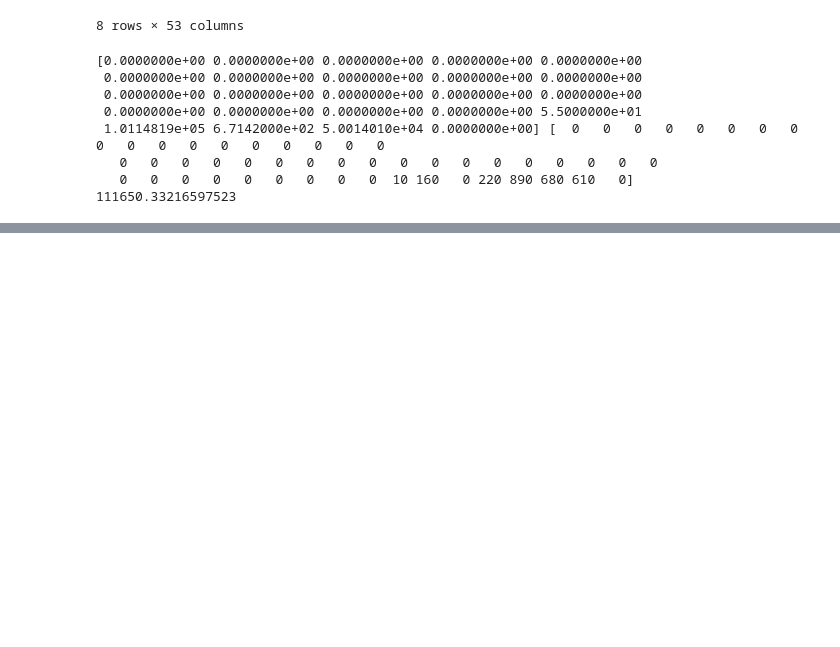
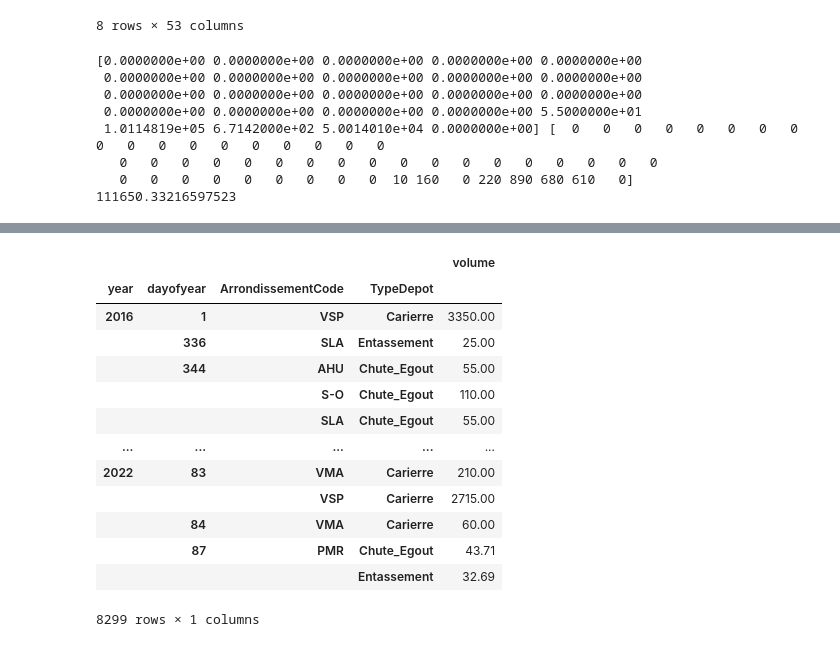
Before and after one commit to cimadure/ind6212, a Jupyter notebook: notebooks/weekly_snowfall_v2.ipynb, the cells around one changed output, grey strips where cells are left out. Drawn from its saved outputs; the diff is of its cells as text; code cells hidden in the pictures; blank space fills up the shorter version.

```diff
--- a/notebooks/weekly_snowfall_v2.ipynb
+++ b/notebooks/weekly_snowfall_v2.ipynb
@@ -604,0 +638,20 @@ print(r)
+# %%
+#sel2 = sel.sort_values(ascending=False)
+gp = sel.groupby(by=['year', 'dayofyear', 'ArrondissementCode', 'TypeDepot'], sort=True).agg({what:'sum'})
+#gp.sort_index(key=lambda x: x.str.lower())
+display(gp)
+# %% [output]
+|  |  |  |  | volume |
+| year | dayofyear | ArrondissementCode | TypeDepot |  |
+| 2016 | 1 | VSP | Carierre | 3350.00 |
+|  | 336 | SLA | Entassement | 25.00 |
+|  | 344 | AHU | Chute_Egout | 55.00 |
+|  |  | S-O | Chute_Egout | 110.00 |
+|  |  | SLA | Chute_Egout | 55.00 |
+| ... | ... | ... | ... | ... |
+| 2022 | 83 | VMA | Carierre | 210.00 |
+|  |  | VSP | Carierre | 2715.00 |
+|  | 84 | VMA | Carierre | 60.00 |
+|  | 87 | PMR | Chute_Egout | 43.71 |
+|  |  |  | Entassement | 32.69 |
+8299 rows × 1 columns
```
Also changed, not shown: parts of 9 cells of this notebook.
